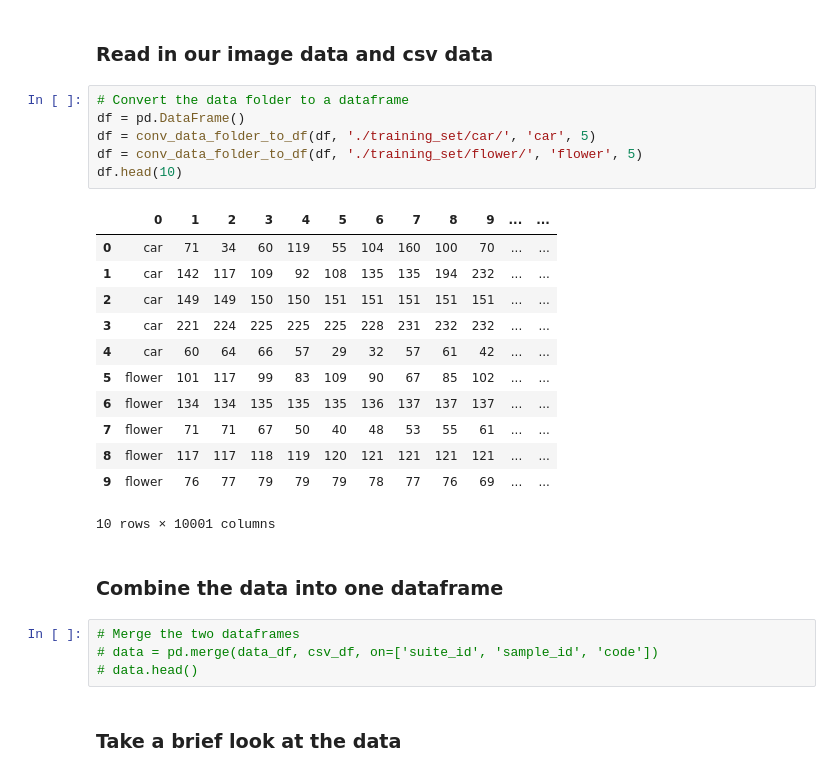
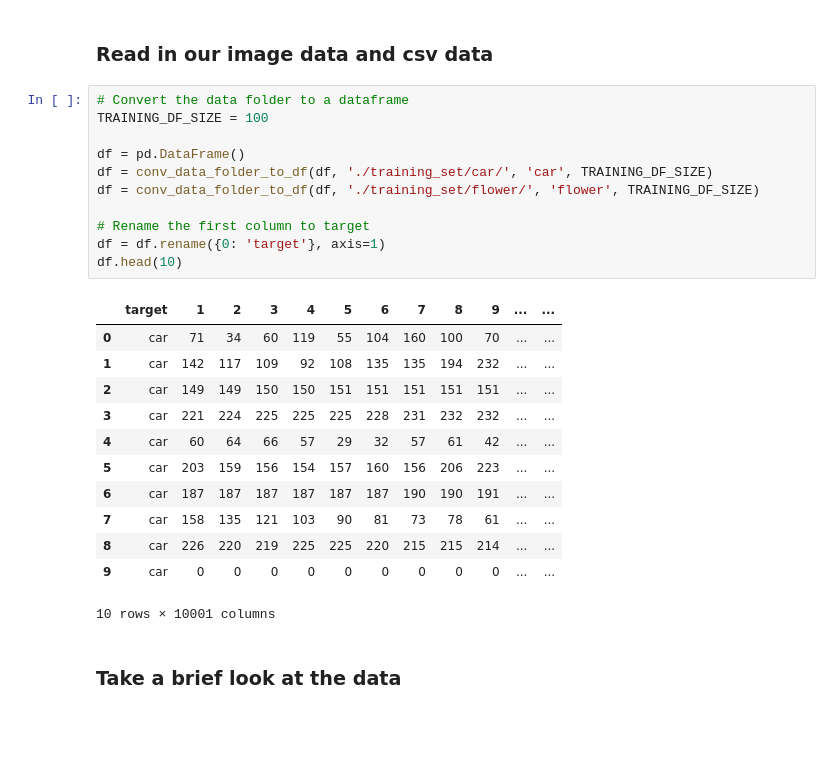
Before and after one commit to calebm00re/S22-ml02, a Jupyter notebook: images.ipynb, the cells around one changed output. Drawn from its saved outputs; the diff is of its cells as text; blank space fills up the shorter version.

```diff
--- a/images.ipynb
+++ b/images.ipynb
@@ -134,29 +134,28 @@ array form:  [186 186 182 ... 145 136 135]
 ### Read in our image data and csv data
 # %%
 # Convert the data folder to a dataframe
+TRAINING_DF_SIZE = 100
+
 df = pd.DataFrame()
-df = conv_data_folder_to_df(df, './training_set/car/', 'car', 5)
-df = conv_data_folder_to_df(df, './training_set/flower/', 'flower', 5)
+df = conv_data_folder_to_df(df, './training_set/car/', 'car', TRAINING_DF_SIZE)
+df = conv_data_folder_to_df(df, './training_set/flower/', 'flower', TRAINING_DF_SIZE)
+
+# Rename the first column to target
+df = df.rename({0: 'target'}, axis=1)
 df.head(10)
 # %% [output]
-|  | 0 | 1 | 2 | 3 | 4 | 5 | 6 | 7 | 8 | 9 | ... | ... |
+|  | target | 1 | 2 | 3 | 4 | 5 | 6 | 7 | 8 | 9 | ... | ... |
 | 0 | car | 71 | 34 | 60 | 119 | 55 | 104 | 160 | 100 | 70 | ... | ... |
 | 1 | car | 142 | 117 | 109 | 92 | 108 | 135 | 135 | 194 | 232 | ... | ... |
 | 2 | car | 149 | 149 | 150 | 150 | 151 | 151 | 151 | 151 | 151 | ... | ... |
 | 3 | car | 221 | 224 | 225 | 225 | 225 | 228 | 231 | 232 | 232 | ... | ... |
 | 4 | car | 60 | 64 | 66 | 57 | 29 | 32 | 57 | 61 | 42 | ... | ... |
-| 5 | flower | 101 | 117 | 99 | 83 | 109 | 90 | 67 | 85 | 102 | ... | ... |
-| 6 | flower | 134 | 134 | 135 | 135 | 135 | 136 | 137 | 137 | 137 | ... | ... |
-| 7 | flower | 71 | 71 | 67 | 50 | 40 | 48 | 53 | 55 | 61 | ... | ... |
-| 8 | flower | 117 | 117 | 118 | 119 | 120 | 121 | 121 | 121 | 121 | ... | ... |
-| 9 | flower | 76 | 77 | 79 | 79 | 79 | 78 | 77 | 76 | 69 | ... | ... |
+| 5 | car | 203 | 159 | 156 | 154 | 157 | 160 | 156 | 206 | 223 | ... | ... |
+| 6 | car | 187 | 187 | 187 | 187 | 187 | 187 | 190 | 190 | 191 | ... | ... |
+| 7 | car | 158 | 135 | 121 | 103 | 90 | 81 | 73 | 78 | 61 | ... | ... |
+| 8 | car | 226 | 220 | 219 | 225 | 225 | 220 | 215 | 215 | 214 | ... | ... |
+| 9 | car | 0 | 0 | 0 | 0 | 0 | 0 | 0 | 0 | 0 | ... | ... |
 10 rows × 10001 columns
-# %% [markdown]
-### Combine the data into one dataframe
-# %%
-# Merge the two dataframes
-# data = pd.merge(data_df, csv_df, on=['suite_id', 'sample_id', 'code'])
-# data.head()
 # %% [markdown]
 ### Take a brief look at the data
 # %%
```
Also changed, not shown: parts of 2 cells of this notebook.
